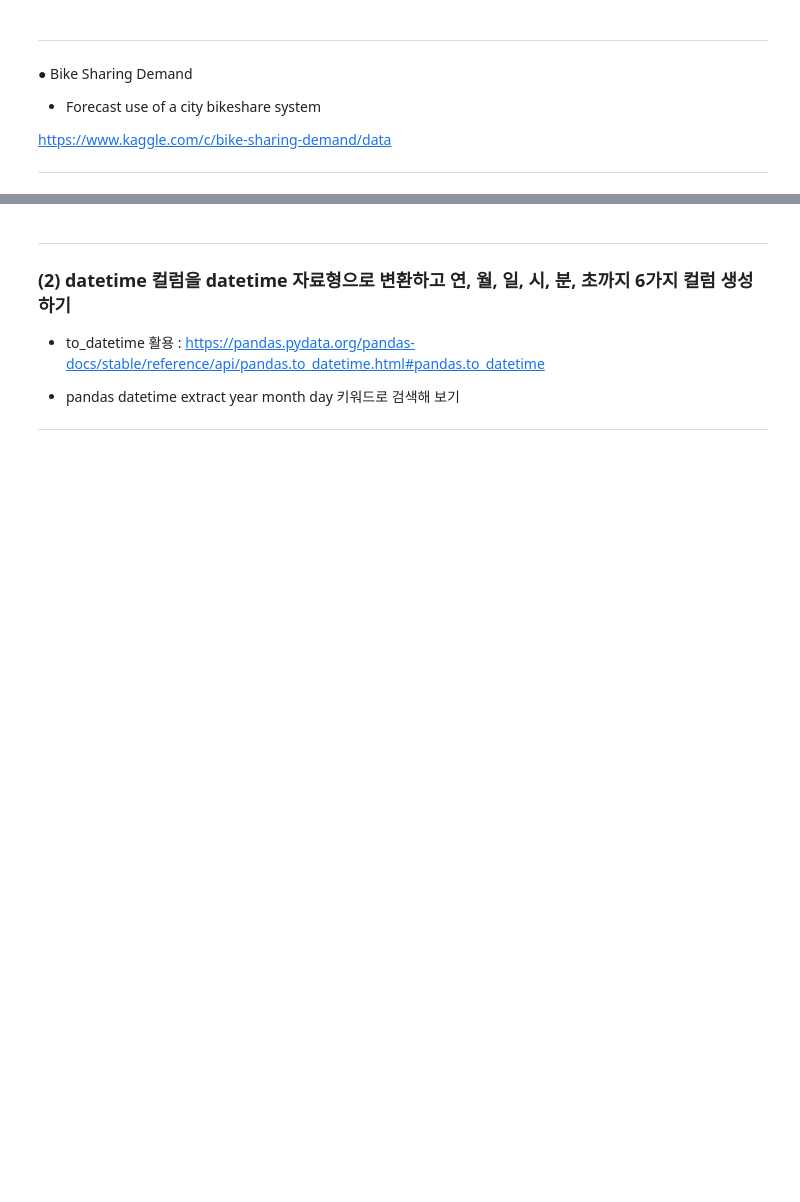
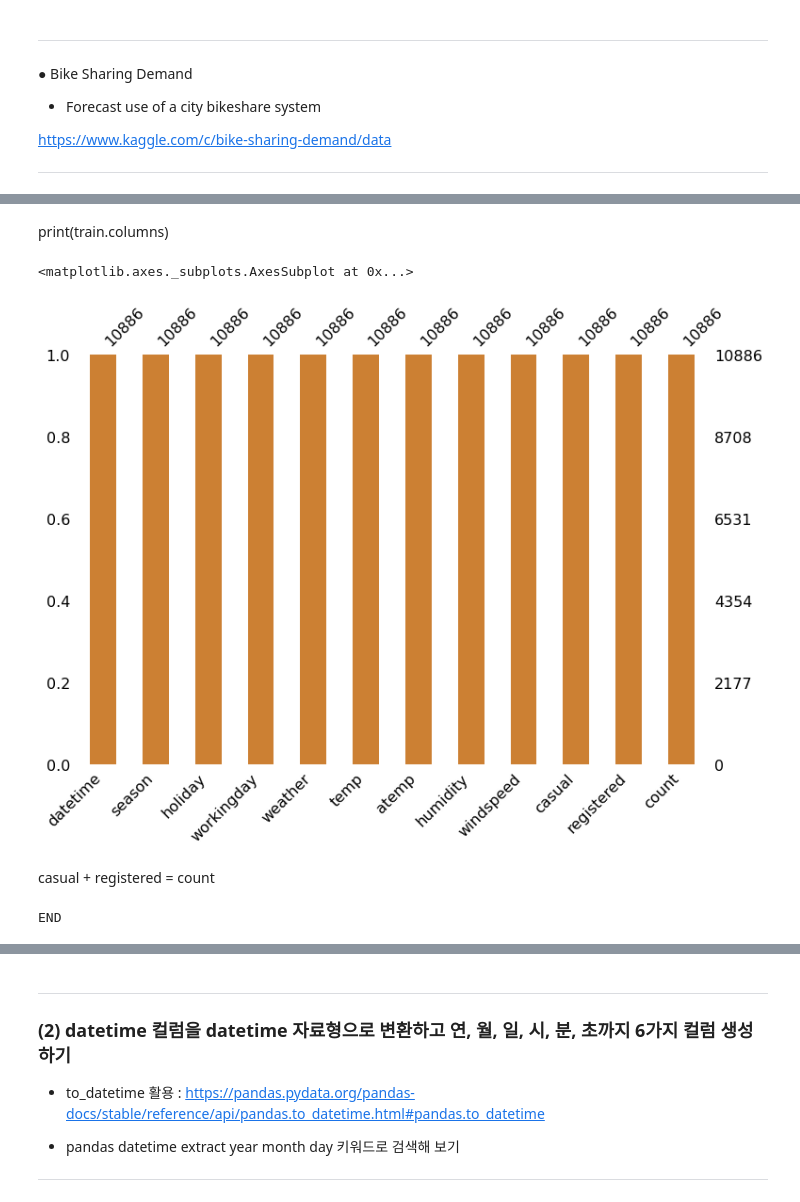
Before and after one commit to aivrm/ai, a Jupyter notebook: EX_2_13_프로젝트_2_날씨_좋은_월요일_오후_세_시,_자전거_타는_사람은_몇_명?.ipynb, the cells around one changed output, grey strips where cells are left out. Cells and saved outputs as stored; diff of their text form; code cells hidden in the pictures; blank space fills up the shorter version.

```diff
--- a/EX_2_13_프로젝트_2_날씨_좋은_월요일_오후_세_시,_자전거_타는_사람은_몇_명?.ipynb
+++ b/EX_2_13_프로젝트_2_날씨_좋은_월요일_오후_세_시,_자전거_타는_사람은_몇_명?.ipynb
@@ -145,0 +104,18 @@ array([ 0.03807591,  0.05068012,  0.06169621,  0.02187235, -0.0442235 ,
+# %% [markdown]
+print(train.columns)
+# %%
+msno.bar(df=train.iloc[:, :], figsize=(12, 8), color=(0.8, 0.5, 0.2))
+# %% [output]
+<matplotlib.axes._subplots.AxesSubplot at 0x...>
+[figure, added]
+# %% [markdown]
+casual + registered = count
+# %%
+# casual + registered = count 임을 확인.
+r = range(len(train))
+for i in r:
+    if(train['casual'][i] + train['registered'][i] != train['count'][i]):
+        print('[{}] Not Equal'.format(i))
+print('END')
+# %% [output]
+END
```
Also changed, not shown: parts of 169 cells of this notebook.
